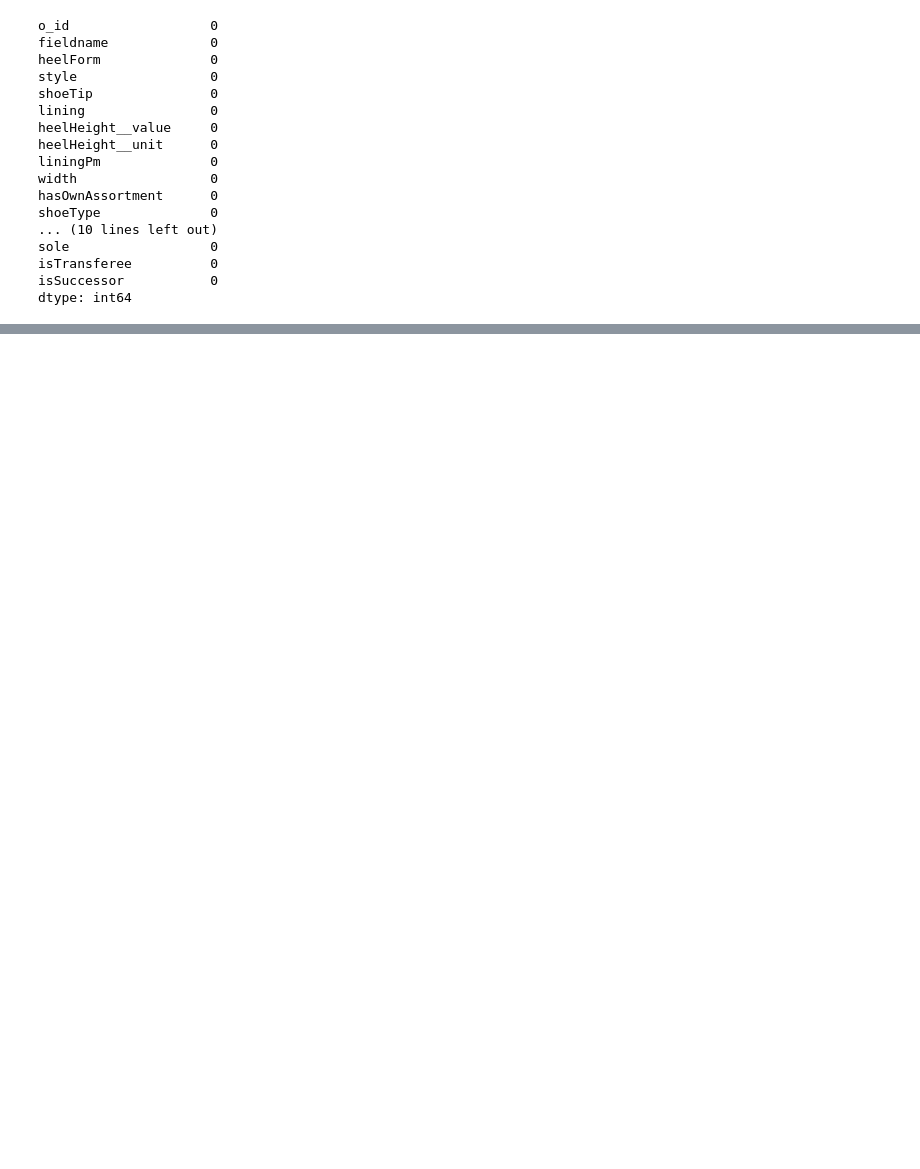
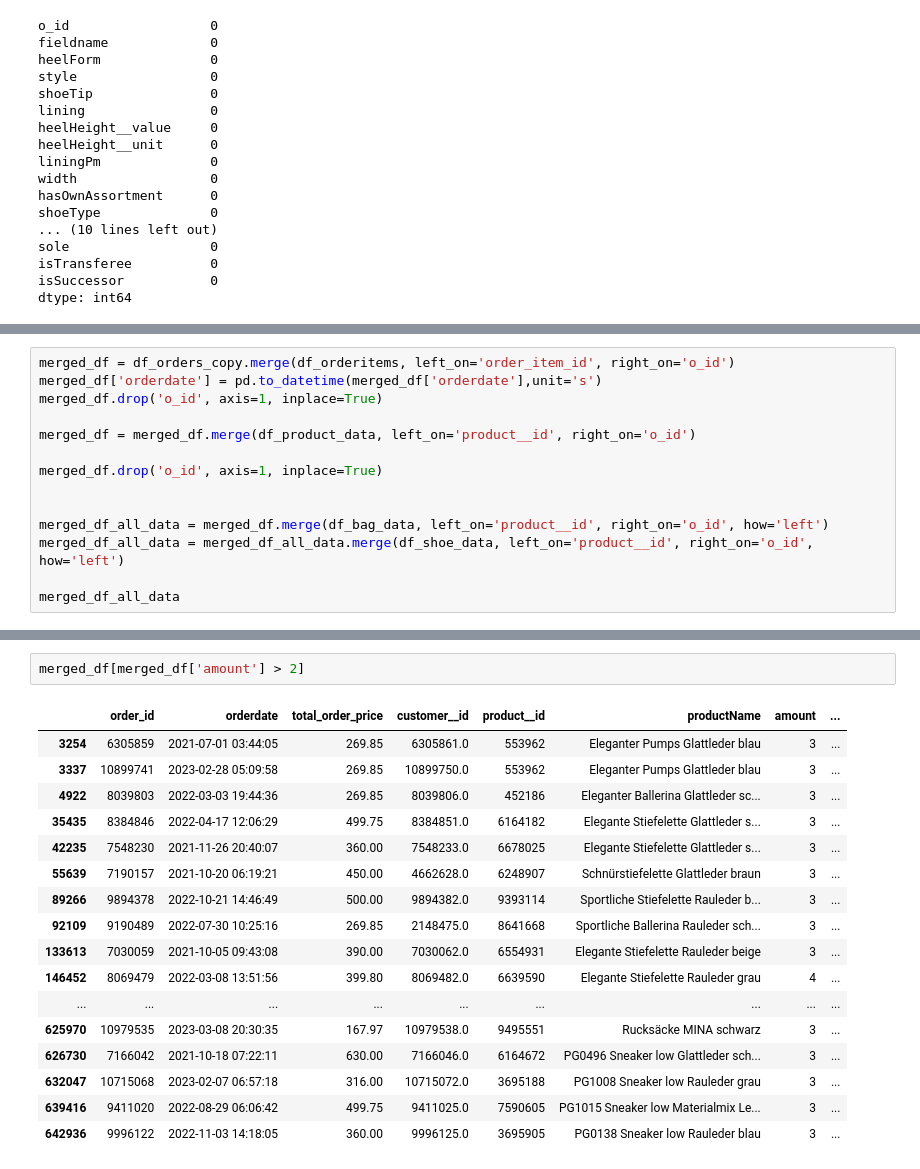
Before and after one commit to tomhuber96/master-thesis-practical-part, a Jupyter notebook: EDA/gabor_eda.ipynb, the cells around one changed output, grey strips where cells are left out. Drawn from its saved outputs; the diff is of its cells as text; blank space fills up the shorter version.

```diff
--- a/EDA/gabor_eda.ipynb
+++ b/EDA/gabor_eda.ipynb
@@ -558,0 +625,14 @@ dtype: int64
+# %%
+merged_df = df_orders_copy.merge(df_orderitems, left_on='order_item_id', right_on='o_id')
+merged_df['orderdate'] = pd.to_datetime(merged_df['orderdate'],unit='s')
+merged_df.drop('o_id', axis=1, inplace=True)
+
+merged_df = merged_df.merge(df_product_data, left_on='product__id', right_on='o_id')
+
+merged_df.drop('o_id', axis=1, inplace=True)
+
+
+merged_df_all_data = merged_df.merge(df_bag_data, left_on='product__id', right_on='o_id', how='left')
+merged_df_all_data = merged_df_all_data.merge(df_shoe_data, left_on='product__id', right_on='o_id', how='left')
+
+merged_df_all_data
@@ -558,0 +793,20 @@ dtype: int64
+# %%
+merged_df[merged_df['amount'] > 2]
+# %% [output]
+|  | order_id | orderdate | total_order_price | customer__id | product__id | productName | amount | ... |
+| 3254 | 6305859 | 2021-07-01 03:44:05 | 269.85 | 6305861.0 | 553962 | Eleganter Pumps Glattleder blau | 3 | ... |
+| 3337 | 10899741 | 2023-02-28 05:09:58 | 269.85 | 10899750.0 | 553962 | Eleganter Pumps Glattleder blau | 3 | ... |
+| 4922 | 8039803 | 2022-03-03 19:44:36 | 269.85 | 8039806.0 | 452186 | Eleganter Ballerina Glattleder sc... | 3 | ... |
+| 35435 | 8384846 | 2022-04-17 12:06:29 | 499.75 | 8384851.0 | 6164182 | Elegante Stiefelette Glattleder s... | 3 | ... |
+| 42235 | 7548230 | 2021-11-26 20:40:07 | 360.00 | 7548233.0 | 6678025 | Elegante Stiefelette Glattleder s... | 3 | ... |
+| 55639 | 7190157 | 2021-10-20 06:19:21 | 450.00 | 4662628.0 | 6248907 | Schnürstiefelette Glattleder braun | 3 | ... |
+| 89266 | 9894378 | 2022-10-21 14:46:49 | 500.00 | 9894382.0 | 9393114 | Sportliche Stiefelette Rauleder b... | 3 | ... |
+| 92109 | 9190489 | 2022-07-30 10:25:16 | 269.85 | 2148475.0 | 8641668 | Sportliche Ballerina Rauleder sch... | 3 | ... |
+| 133613 | 7030059 | 2021-10-05 09:43:08 | 390.00 | 7030062.0 | 6554931 | Elegante Stiefelette Rauleder beige | 3 | ... |
+| 146452 | 8069479 | 2022-03-08 13:51:56 | 399.80 | 8069482.0 | 6639590 | Elegante Stiefelette Rauleder grau | 4 | ... |
+| ... | ... | ... | ... | ... | ... | ... | ... | ... |
+| 625970 | 10979535 | 2023-03-08 20:30:35 | 167.97 | 10979538.0 | 9495551 | Rucksäcke MINA schwarz | 3 | ... |
+| 626730 | 7166042 | 2021-10-18 07:22:11 | 630.00 | 7166046.0 | 6164672 | PG0496 Sneaker low Glattleder sch... | 3 | ... |
+| 632047 | 10715068 | 2023-02-07 06:57:18 | 316.00 | 10715072.0 | 3695188 | PG1008 Sneaker low Rauleder grau | 3 | ... |
+| 639416 | 9411020 | 2022-08-29 06:06:42 | 499.75 | 9411025.0 | 7590605 | PG1015 Sneaker low Materialmix Le... | 3 | ... |
+| 642936 | 9996122 | 2022-11-03 14:18:05 | 360.00 | 9996125.0 | 3695905 | PG0138 Sneaker low Rauleder blau | 3 | ... |
```
Also changed, not shown: parts of 28 cells of this notebook.
